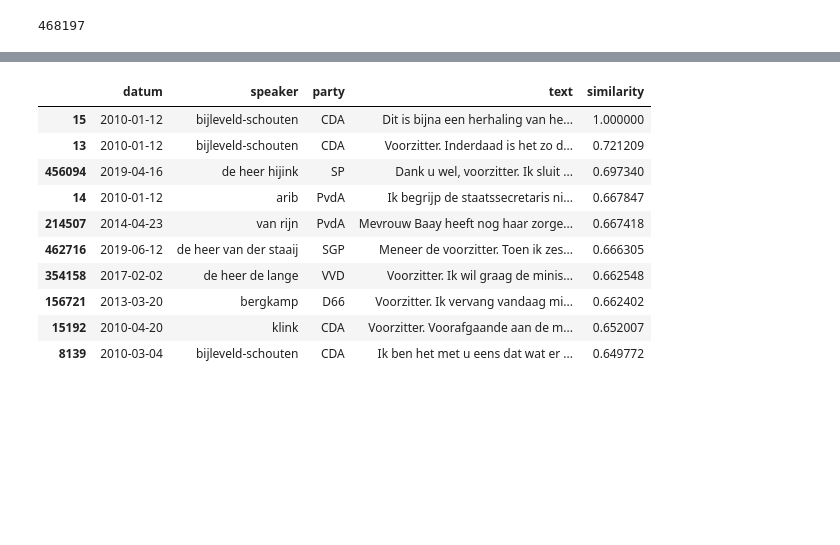
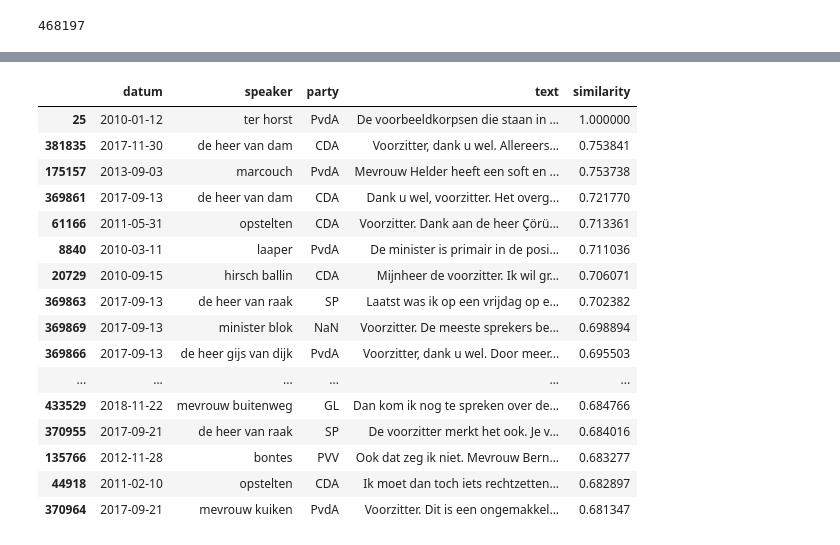
Before and after one commit to longhowlam/kamer_debatten, a Jupyter notebook: annoy.ipynb, the cells around one changed output, grey strips where cells are left out. Saved outputs shown, nothing was run; the diff lists cells and outputs as text; code cells hidden in the pictures; blank space fills up the shorter version.

```diff
--- a/annoy.ipynb
+++ b/annoy.ipynb
@@ -134,4 +154,4 @@ best_K
 # %%
 %%time
-find_speeches(15, embeddings)
+find_speeches(25, embeddings, K =25)
 # %% [output]
@@ -140,11 +160,17 @@ Wall time: 1.82 s
 |  | datum | speaker | party | text | similarity |
-| 15 | 2010-01-12 | bijleveld-schouten | CDA | Dit is bijna een herhaling van he... | 1.000000 |
-| 13 | 2010-01-12 | bijleveld-schouten | CDA | Voorzitter. Inderdaad is het zo d... | 0.721209 |
-| 456094 | 2019-04-16 | de heer hijink | SP | Dank u wel, voorzitter. Ik sluit ... | 0.697340 |
-| 14 | 2010-01-12 | arib | PvdA | Ik begrijp de staatssecretaris ni... | 0.667847 |
-| 214507 | 2014-04-23 | van rijn | PvdA | Mevrouw Baay heeft nog haar zorge... | 0.667418 |
-| 462716 | 2019-06-12 | de heer van der staaij | SGP | Meneer de voorzitter. Toen ik zes... | 0.666305 |
-| 354158 | 2017-02-02 | de heer de lange | VVD | Voorzitter. Ik wil graag de minis... | 0.662548 |
-| 156721 | 2013-03-20 | bergkamp | D66 | Voorzitter. Ik vervang vandaag mi... | 0.662402 |
-| 15192 | 2010-04-20 | klink | CDA | Voorzitter. Voorafgaande aan de m... | 0.652007 |
-| 8139 | 2010-03-04 | bijleveld-schouten | CDA | Ik ben het met u eens dat wat er ... | 0.649772 |
+| 25 | 2010-01-12 | ter horst | PvdA | De voorbeeldkorpsen die staan in ... | 1.000000 |
+| 381835 | 2017-11-30 | de heer van dam | CDA | Voorzitter, dank u wel. Allereers... | 0.753841 |
+| 175157 | 2013-09-03 | marcouch | PvdA | Mevrouw Helder heeft een soft en ... | 0.753738 |
+| 369861 | 2017-09-13 | de heer van dam | CDA | Dank u wel, voorzitter. Het overg... | 0.721770 |
+| 61166 | 2011-05-31 | opstelten | CDA | Voorzitter. Dank aan de heer Çörü... | 0.713361 |
+| 8840 | 2010-03-11 | laaper | PvdA | De minister is primair in de posi... | 0.711036 |
+| 20729 | 2010-09-15 | hirsch ballin | CDA | Mijnheer de voorzitter. Ik wil gr... | 0.706071 |
+| 369863 | 2017-09-13 | de heer van raak | SP | Laatst was ik op een vrijdag op e... | 0.702382 |
+| 369869 | 2017-09-13 | minister blok | NaN | Voorzitter. De meeste sprekers be... | 0.698894 |
+| 369866 | 2017-09-13 | de heer gijs van dijk | PvdA | Voorzitter, dank u wel. Door meer... | 0.695503 |
+| ... | ... | ... | ... | ... | ... |
+| 433529 | 2018-11-22 | mevrouw buitenweg | GL | Dan kom ik nog te spreken over de... | 0.684766 |
+| 370955 | 2017-09-21 | de heer van raak | SP | De voorzitter merkt het ook. Je v... | 0.684016 |
+| 135766 | 2012-11-28 | bontes | PVV | Ook dat zeg ik niet. Mevrouw Bern... | 0.683277 |
+| 44918 | 2011-02-10 | opstelten | CDA | Ik moet dan toch iets rechtzetten... | 0.682897 |
+| 370964 | 2017-09-21 | mevrouw kuiken | PvdA | Voorzitter. Dit is een ongemakkel... | 0.681347 |
```
Also changed, not shown: parts of 8 cells of this notebook.
